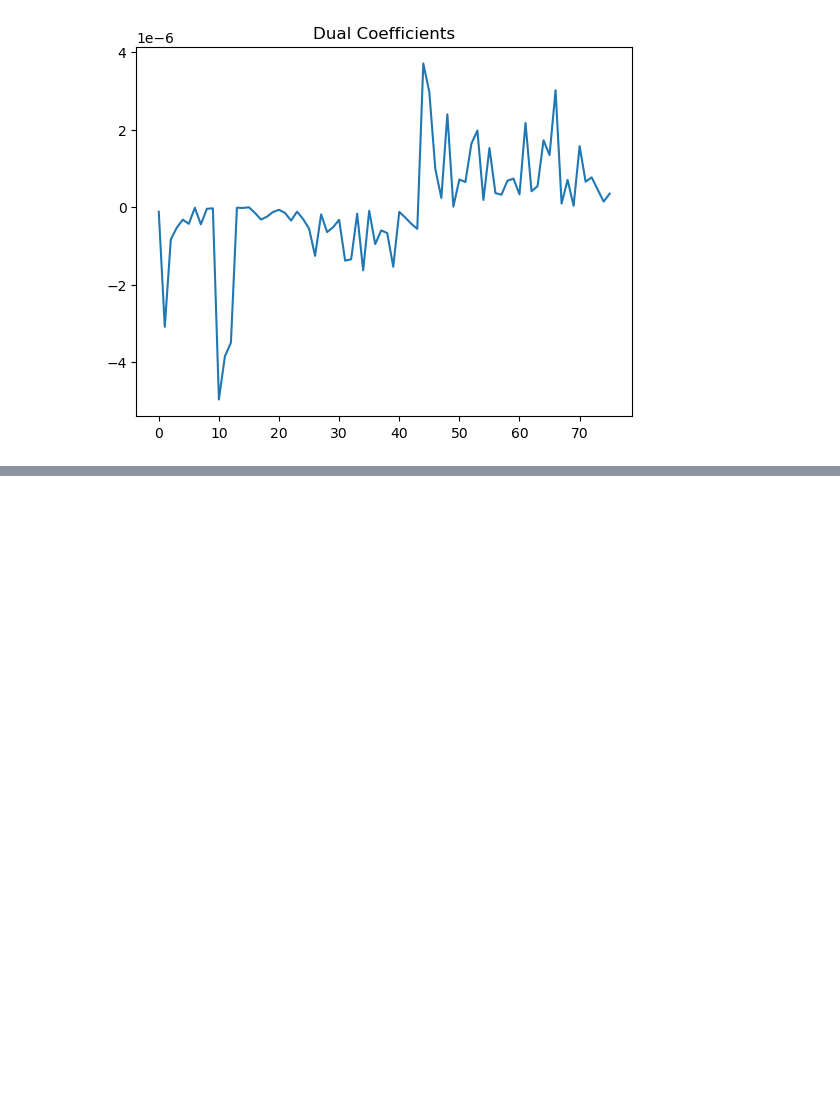
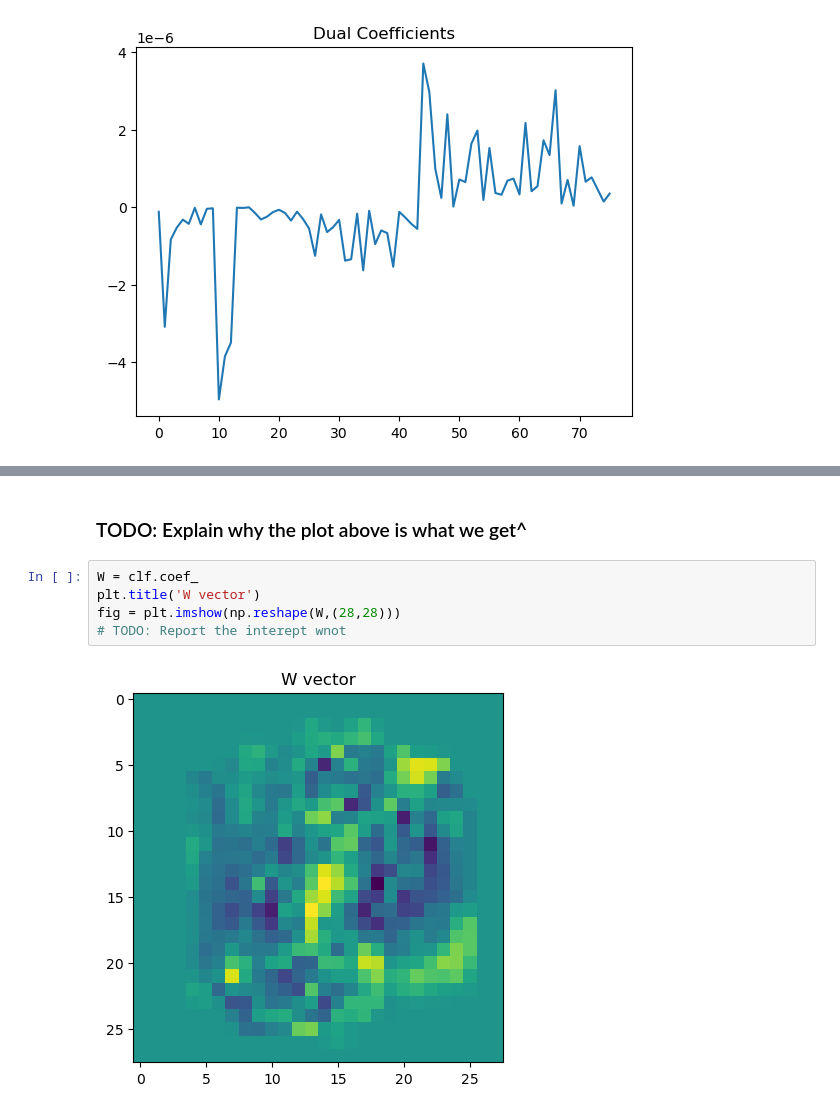
Before and after one commit to brandonegg/MNIST-classification, a Jupyter notebook: Phase3/Phase3.ipynb, the cells around one changed output, grey strips where cells are left out. Drawn from its saved outputs; the diff is of its cells as text; blank space fills up the shorter version.

```diff
--- a/Phase3/Phase3.ipynb
+++ b/Phase3/Phase3.ipynb
@@ -85,0 +111,9 @@ fig = plt.plot(sv_predict)
+# %% [markdown]
+### TODO: Explain why the plot above is what we get^
+# %%
+W = clf.coef_
+plt.title('W vector')
+fig = plt.imshow(np.reshape(W,(28,28)))
+# TODO: Report the interept wnot
+# %% [output]
+[figure, added]
```
Also changed, not shown: parts of 16 cells of this notebook.
